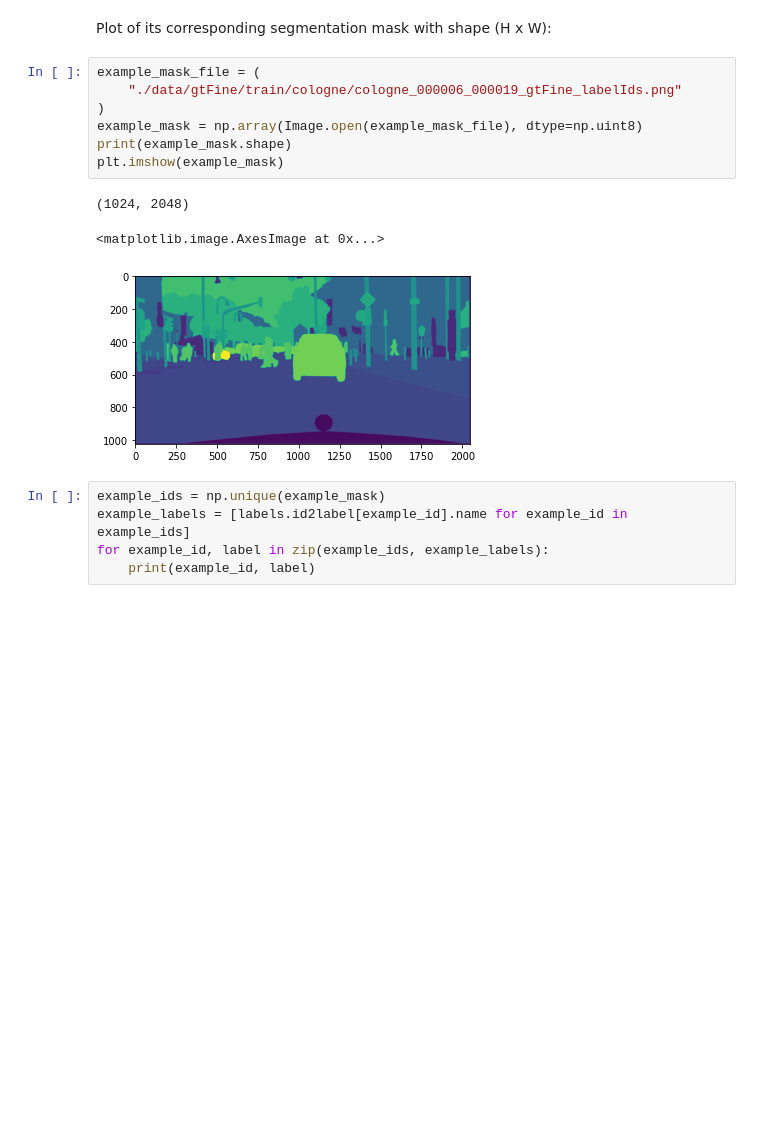
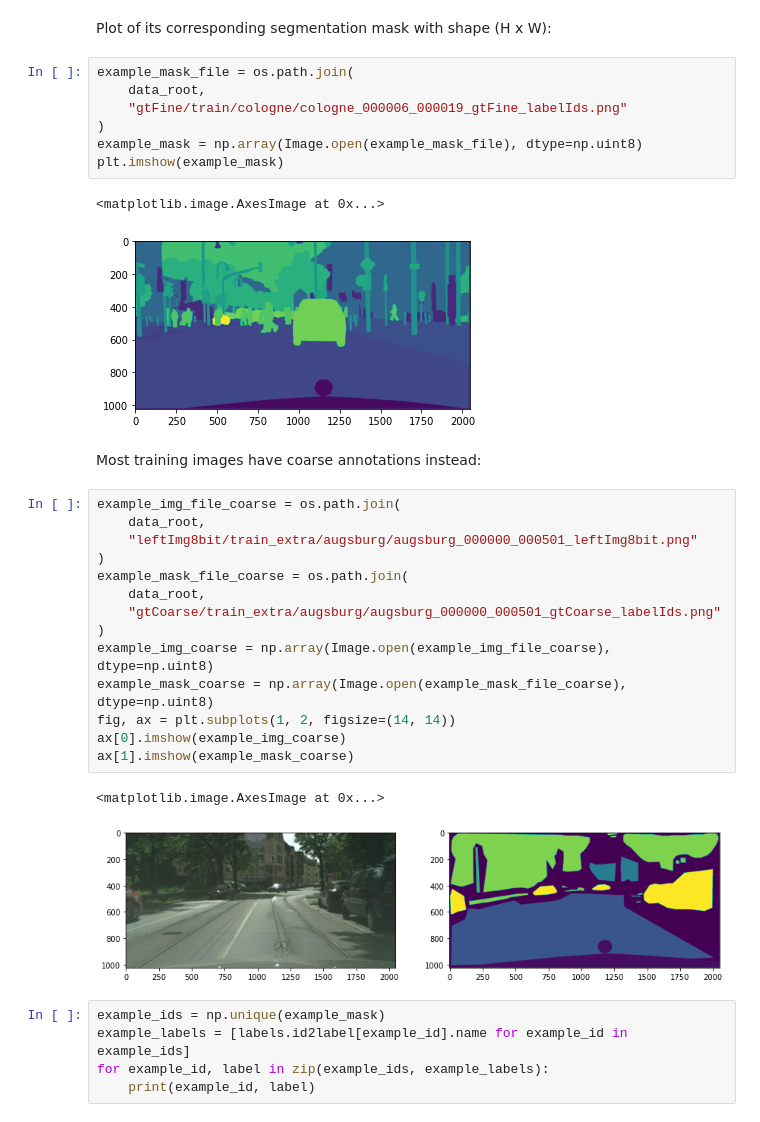
Before and after one commit to wangah/deeplabv3-plus, a Jupyter notebook: data_exploration.ipynb, the cells around one changed output. Drawn from its saved outputs; the diff is of its cells as text; blank space fills up the shorter version.

```diff
--- a/data_exploration.ipynb
+++ b/data_exploration.ipynb
@@ -48,16 +52,34 @@ plt.imshow(example_img)
 # %% [markdown]
 Plot of its corresponding segmentation mask with shape (H x W):
 # %%
-example_mask_file = (
-    "./data/gtFine/train/cologne/cologne_000006_000019_gtFine_labelIds.png"
+example_mask_file = os.path.join(
+    data_root,
+    "gtFine/train/cologne/cologne_000006_000019_gtFine_labelIds.png"
 )
 example_mask = np.array(Image.open(example_mask_file), dtype=np.uint8)
-print(example_mask.shape)
 plt.imshow(example_mask)
 # %% [output]
-(1024, 2048)
+<matplotlib.image.AxesImage at 0x...>
-<matplotlib.image.AxesImage at 0x...>
 [figure]
+# %% [markdown]
+Most training images have coarse annotations instead:
+# %%
+example_img_file_coarse = os.path.join(
+    data_root,
+    "leftImg8bit/train_extra/augsburg/augsburg_000000_000501_leftImg8bit.png"
+)
+example_mask_file_coarse = os.path.join(
+    data_root,
+    "gtCoarse/train_extra/augsburg/augsburg_000000_000501_gtCoarse_labelIds.png"
+)
+example_img_coarse = np.array(Image.open(example_img_file_coarse), dtype=np.uint8)
+example_mask_coarse = np.array(Image.open(example_mask_file_coarse), dtype=np.uint8)
+fig, ax = plt.subplots(1, 2, figsize=(14, 14))
+ax[0].imshow(example_img_coarse)
+ax[1].imshow(example_mask_coarse)
+# %% [output]
+<matplotlib.image.AxesImage at 0x...>
+[figure, added]
 # %%
 example_ids = np.unique(example_mask)
 example_labels = [labels.id2label[example_id].name for example_id in example_ids]
```
Also changed, not shown: parts of 7 cells of this notebook, 9 other files.
